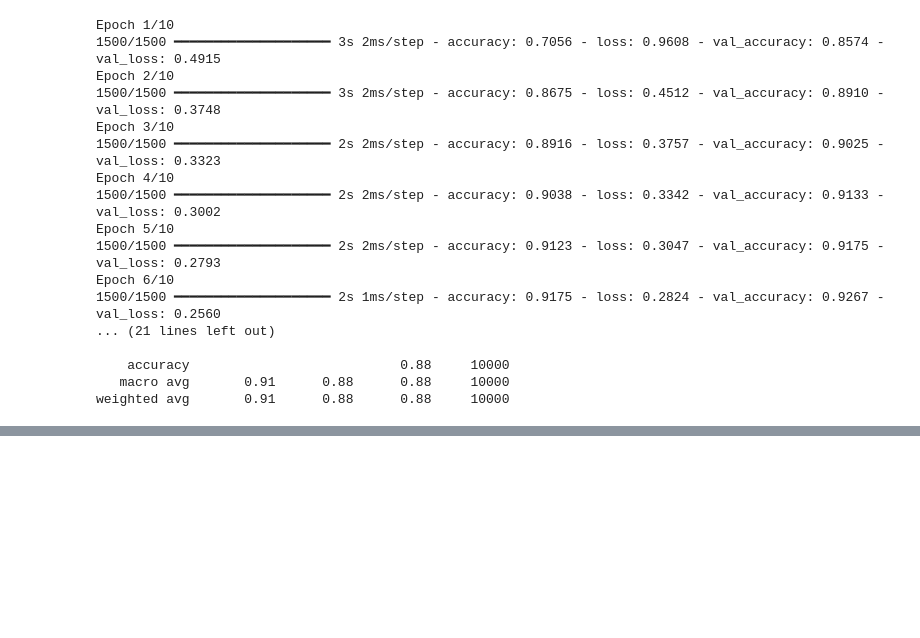
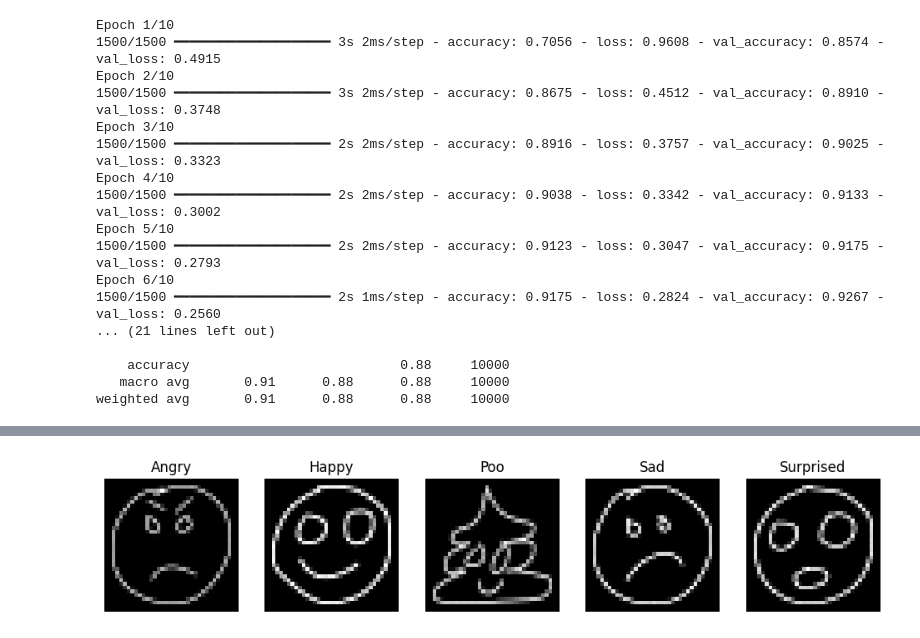
Before and after one commit to SaidAl26/ProyectoVision, a Jupyter notebook: ACTIVIDAD3/Act3/NOSE.ipynb, the cells around one changed output, grey strips where cells are left out. Saved outputs shown, nothing was run; the diff lists cells and outputs as text; code cells hidden in the pictures; blank space fills up the shorter version.

```diff
--- a/ACTIVIDAD3/Act3/NOSE.ipynb
+++ b/ACTIVIDAD3/Act3/NOSE.ipynb
@@ -92,0 +170,13 @@ weighted avg       0.91      0.88      0.88     10000
+# %%
+# Muestra una imagen de cada categoría preprocesada
+plt.figure(figsize=(12, 8))
+for i, label in enumerate(labels):
+    for img, img_label in preprocessed_emojis:
+        if img_label == label:
+            plt.subplot(1, 5, i + 1)
+            plt.imshow(img, cmap='gray')
+            plt.title(label)
+            plt.axis('off')
+            break
+# %% [output]
+[figure, added]
```
Also changed, not shown: parts of 6 cells of this notebook.
